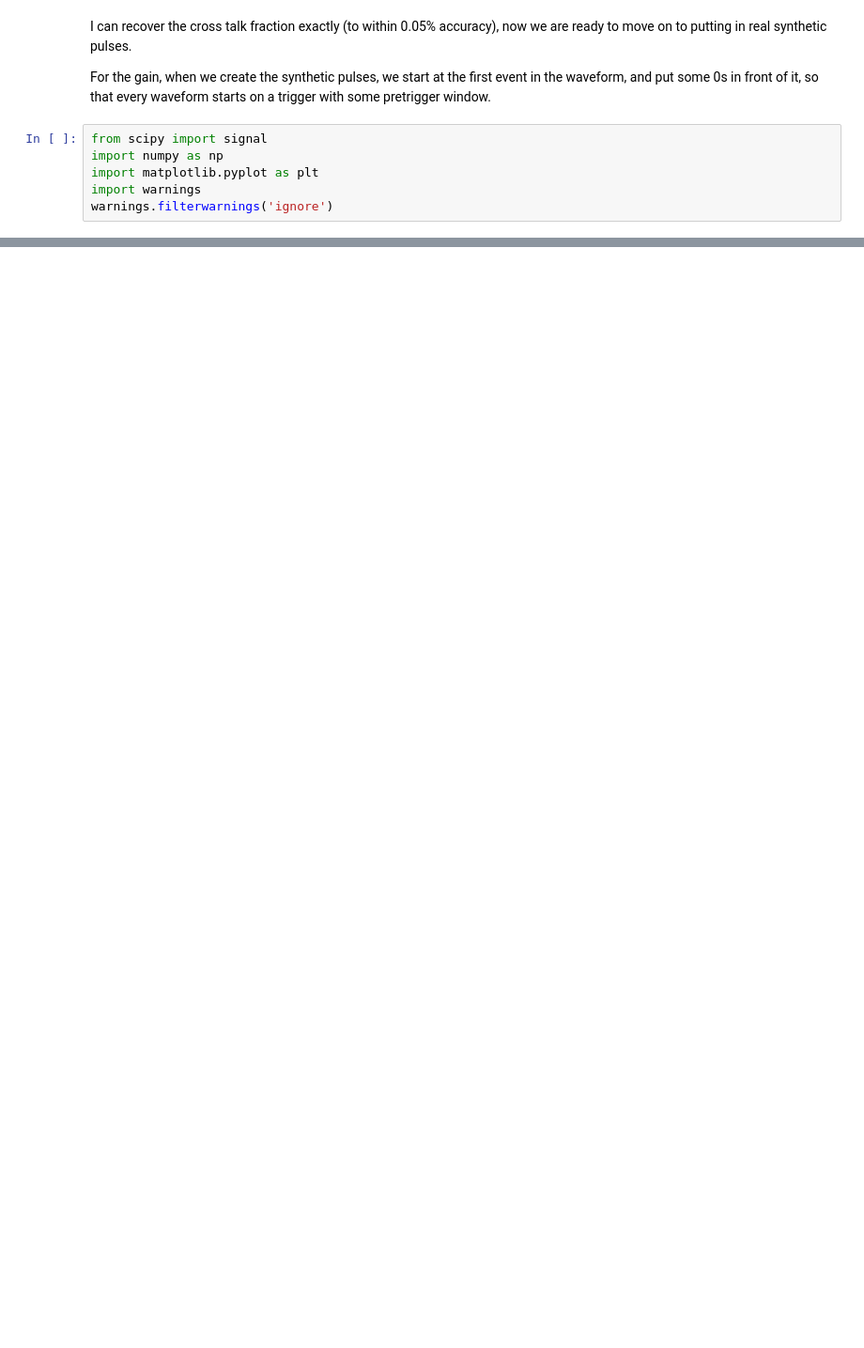
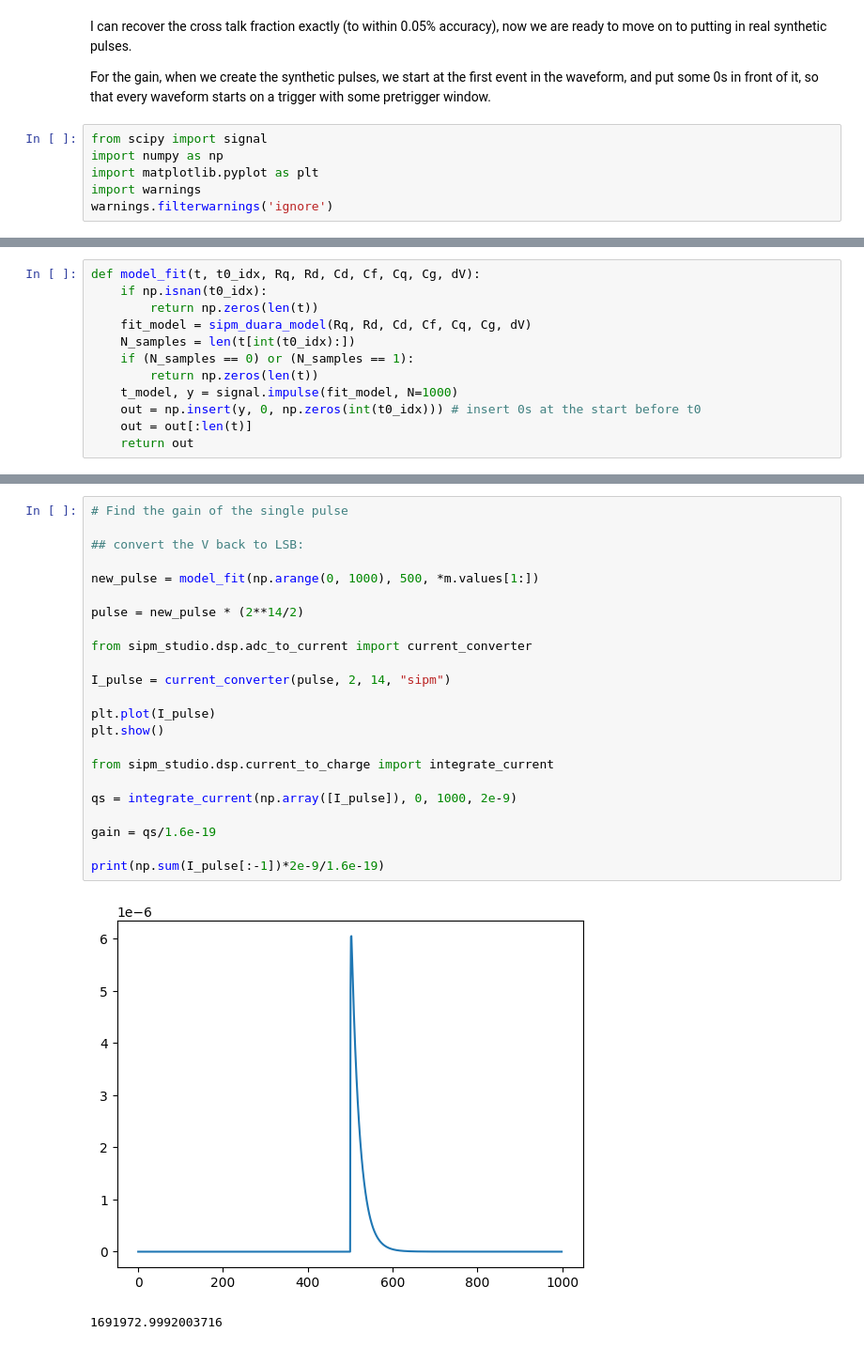
Before and after one commit to SamuelBorden/sipm_studio, a Jupyter notebook: src/sipm_studio/simulations/sipm_simulation.ipynb, the cells around one changed output, grey strips where cells are left out. Shown at 94% size. Saved outputs shown, nothing was run; the diff lists cells and outputs as text; blank space fills up the shorter version.

Commit message:
added gain unit test

```diff
--- a/src/sipm_studio/simulations/sipm_simulation.ipynb
+++ b/src/sipm_studio/simulations/sipm_simulation.ipynb
@@ -1042,0 +801,12 @@ plt.show()
+# %%
+def model_fit(t, t0_idx, Rq, Rd, Cd, Cf, Cq, Cg, dV):
+    if np.isnan(t0_idx):
+        return np.zeros(len(t))
+    fit_model = sipm_duara_model(Rq, Rd, Cd, Cf, Cq, Cg, dV)
+    N_samples = len(t[int(t0_idx):])
+    if (N_samples == 0) or (N_samples == 1):
+        return np.zeros(len(t))
+    t_model, y = signal.impulse(fit_model, N=1000)
+    out = np.insert(y, 0, np.zeros(int(t0_idx))) # insert 0s at the start before t0
+    out = out[:len(t)]
+    return out
@@ -1042,0 +915,26 @@ plt.show()
+# %%
+# Find the gain of the single pulse
+
+## convert the V back to LSB:
+
+new_pulse = model_fit(np.arange(0, 1000), 500, *m.values[1:])
+
+pulse = new_pulse * (2**14/2)
+
+from sipm_studio.dsp.adc_to_current import current_converter
+
+I_pulse = current_converter(pulse, 2, 14, "sipm")
+
+plt.plot(I_pulse)
+plt.show()
+
+from sipm_studio.dsp.current_to_charge import integrate_current
+
+qs = integrate_current(np.array([I_pulse]), 0, 1000, 2e-9)
+
+gain = qs/1.6e-19
+
+print(np.sum(I_pulse[:-1])*2e-9/1.6e-19)
+# %% [output]
+[figure, added]
+1691972.9992003716
```
Also changed, not shown: parts of 78 cells of this notebook, 6 other files.
